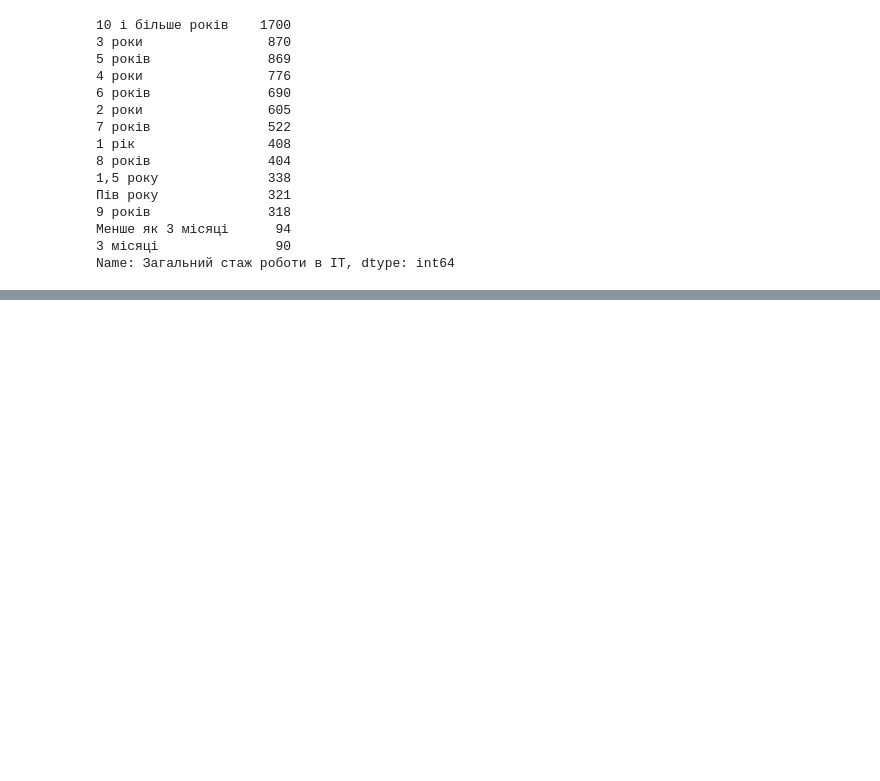
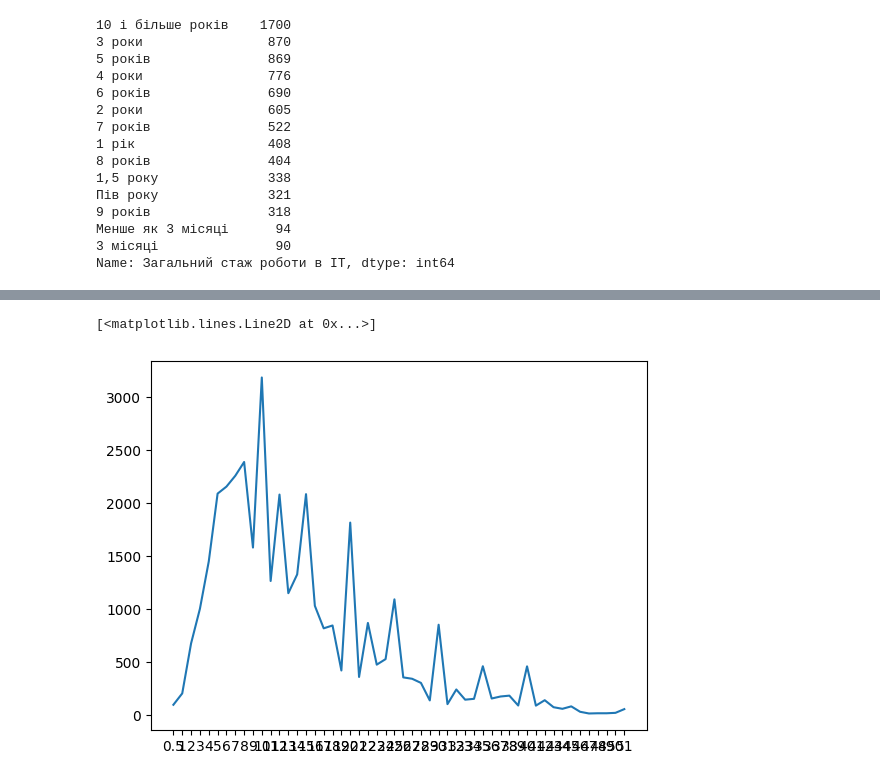
Before and after one commit to rizerphe-student/dev_datasets_analysis_project, a Jupyter notebook: notebook.ipynb, the cells around one changed output, grey strips where cells are left out. Saved outputs shown, nothing was run; the diff lists cells and outputs as text; code cells hidden in the pictures; blank space fills up the shorter version.

Commit message:
Added experience-salary graph world survey 2022

```diff
--- a/notebook.ipynb
+++ b/notebook.ipynb
@@ -144,0 +148,2 @@ sub.plot(index, [2100 * math.log(x + 1) for x in index])
+# %%
+dataset = pd.read_csv('./stack-overflow-developer-survey-2022/survey_results_public.csv', delimiter=',')
@@ -144,0 +206,18 @@ sub.plot(index, [2100 * math.log(x + 1) for x in index])
+# %%
+data = dataset.dropna(subset=['ConvertedCompYearly']).groupby('YearsCode')['ConvertedCompYearly']
+
+converter = {
+    "More than 50 years": 51,
+    "Less than 1 year": 0.5,
+}
+
+devs_per_years = []
+index = sorted(dataset['YearsCode'].dropna().unique(), key=lambda x: float(converter.get(x, x)))
+for x in index:
+    y = dataset[dataset["YearsCode"] == x]["ConvertedCompYearly"].dropna().shape[0]
+    devs_per_years.append(y)
+
+plt.plot([converter.get(x, x) for x in index], devs_per_years)
+# %% [output]
+[<matplotlib.lines.Line2D at 0x...>]
+[figure, added]
```
Also changed, not shown: parts of 8 cells of this notebook.
